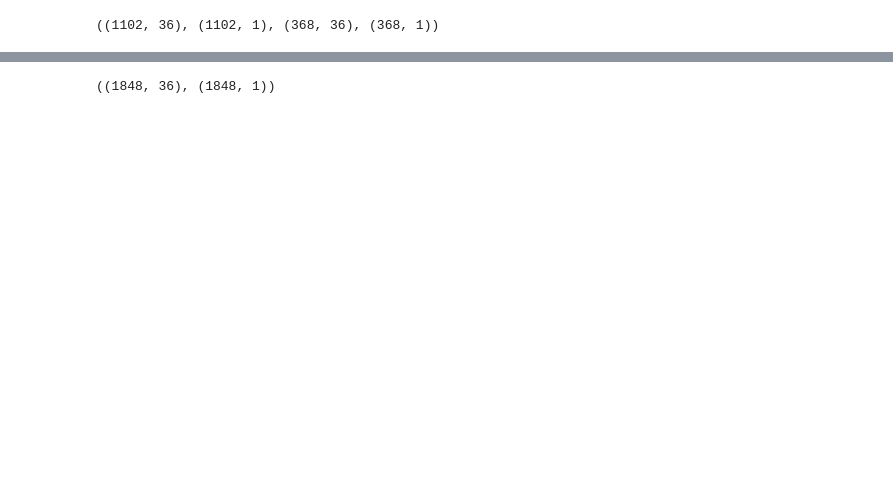
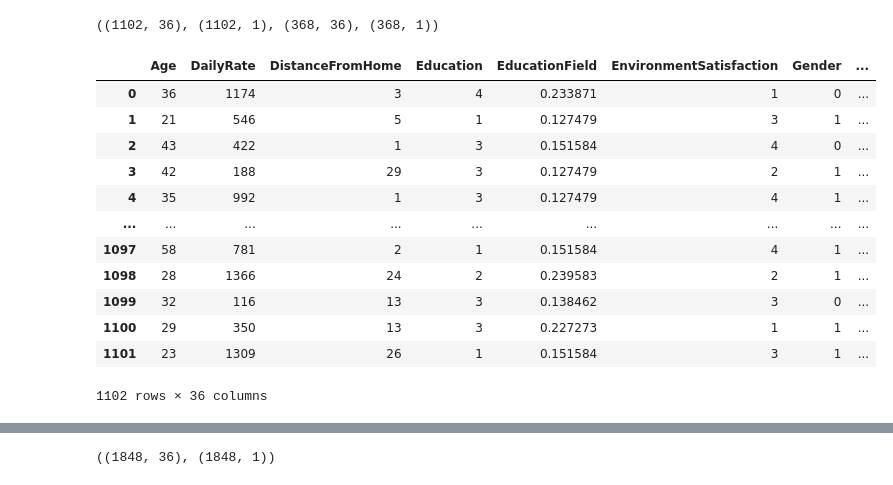
Before and after one commit to 28101991SUNNY/DSML-Classical-Machine-Learning-1, a Jupyter notebook: 11_Bagging And Random Forest .ipynb, the cells around one changed output, grey strips where cells are left out. Drawn from its saved outputs; the diff is of its cells as text; code cells hidden in the pictures; blank space fills up the shorter version.

```diff
--- a/11_Bagging And Random Forest .ipynb
+++ b/11_Bagging And Random Forest .ipynb
@@ -380,3 +382,19 @@ X_train.shape,y_train.shape,X_test.shape,y_test.shape
 [interactive output not drawn]
 [interactive output not drawn]
 ((1102, 36), (1102, 1), (368, 36), (368, 1))
+# %%
+X_train
+# %% [output]
+|  | Age | DailyRate | DistanceFromHome | Education | EducationField | EnvironmentSatisfaction | Gender | ... |
+| 0 | 36 | 1174 | 3 | 4 | 0.233871 | 1 | 0 | ... |
+| 1 | 21 | 546 | 5 | 1 | 0.127479 | 3 | 1 | ... |
+| 2 | 43 | 422 | 1 | 3 | 0.151584 | 4 | 0 | ... |
+| 3 | 42 | 188 | 29 | 3 | 0.127479 | 2 | 1 | ... |
+| 4 | 35 | 992 | 1 | 3 | 0.127479 | 4 | 1 | ... |
+| ... | ... | ... | ... | ... | ... | ... | ... | ... |
+| 1097 | 58 | 781 | 2 | 1 | 0.151584 | 4 | 1 | ... |
+| 1098 | 28 | 1366 | 24 | 2 | 0.239583 | 2 | 1 | ... |
+| 1099 | 32 | 116 | 13 | 3 | 0.138462 | 3 | 0 | ... |
+| 1100 | 29 | 350 | 13 | 3 | 0.227273 | 1 | 1 | ... |
+| 1101 | 23 | 1309 | 26 | 1 | 0.151584 | 3 | 1 | ... |
+1102 rows × 36 columns
```
Also changed, not shown: parts of 9 cells of this notebook.
